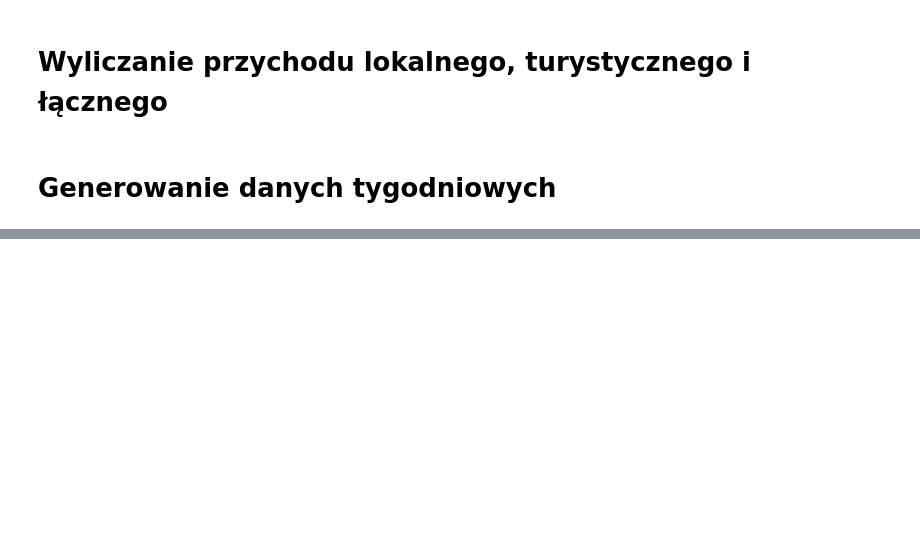
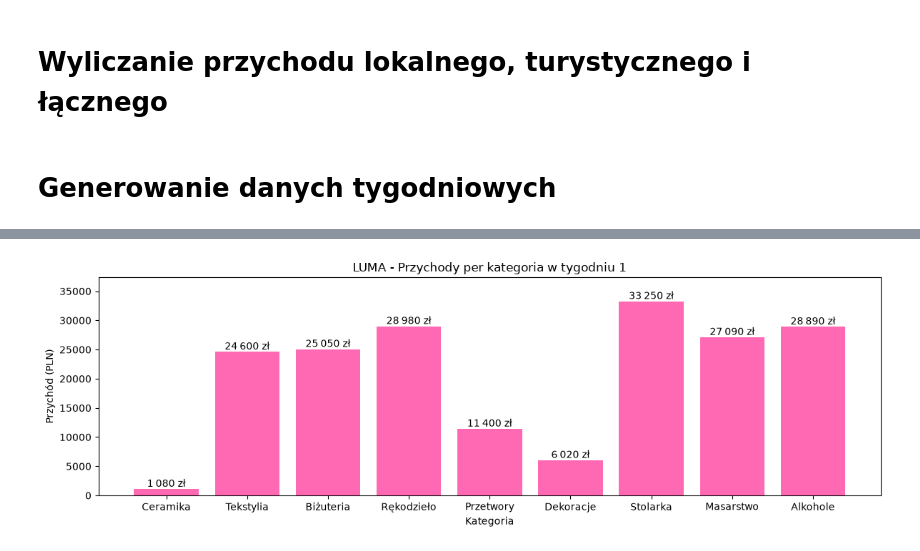
Before and after one commit to KajTan4/DataVizualization, a Jupyter notebook: 01-bar.ipynb, the cells around one changed output, grey strips where cells are left out. Saved outputs shown, nothing was run; the diff lists cells and outputs as text; code cells hidden in the pictures; blank space fills up the shorter version.

```diff
--- a/01-bar.ipynb
+++ b/01-bar.ipynb
@@ -138,0 +163,11 @@ plt.show()
+# %%
+def pad_axis(factor = 0.07):
+    ymin, ymax = plt.ylim() # pobranie wartości min i max dla y
+    pad = (ymax-ymin) * factor
+    plt.ylim(ymin, ymax + pad) # nowe ymax
+# %%
+def label_bars_pln(bars):
+    for bar in bars:
+        x = bar.get_x() + bar.get_width() / 2
+        y = bar.get_height()
+        plt.text(x, y, format_pln(y), ha='center', va="bottom")
@@ -138,0 +184,12 @@ plt.show()
+# %%
+plt.figure(figsize=(12, 4))
+bars = plt.bar(categories, heights, color = 'hotpink')
+pad_axis()
+label_bars_pln(bars)
+plt.title("LUMA - Przychody per kategoria w tygodniu 1")
+plt.xlabel("Kategoria")
+plt.ylabel("Przychód (PLN)")
+plt.tight_layout()
+plt.show()
+# %% [output]
+[figure, added]
```
Also changed, not shown: parts of 15 cells of this notebook.
